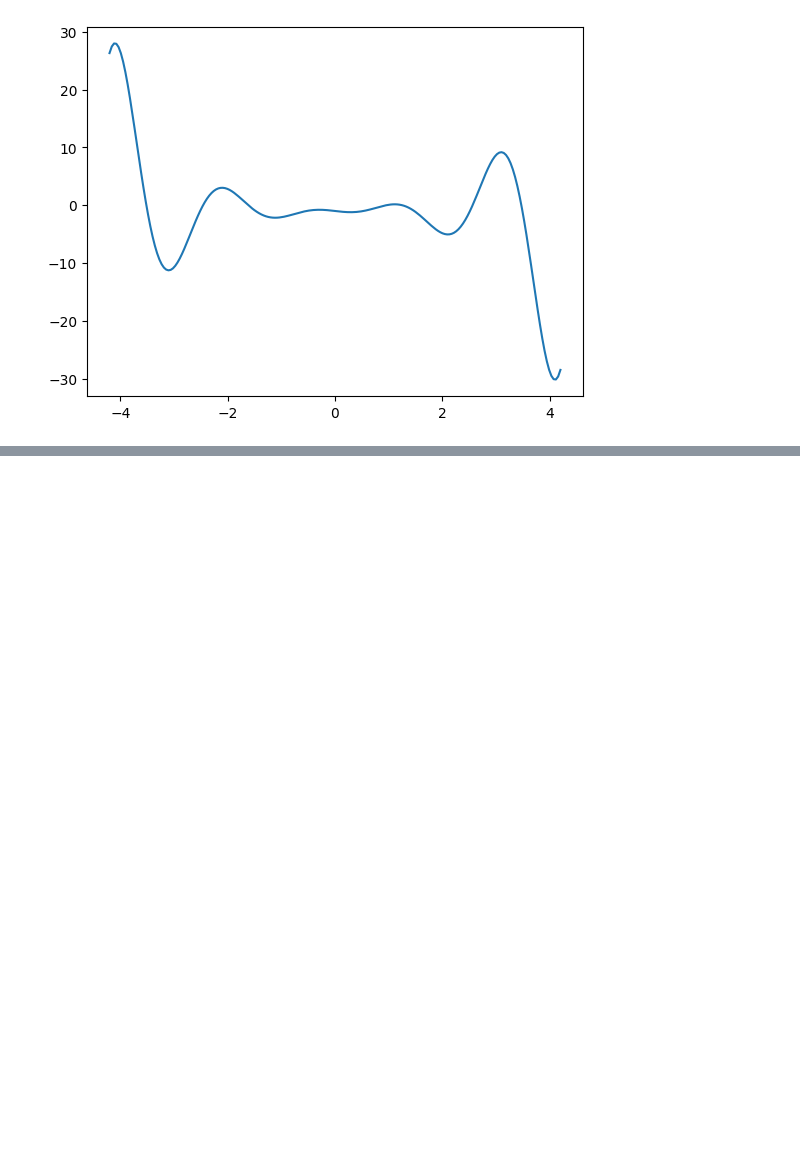
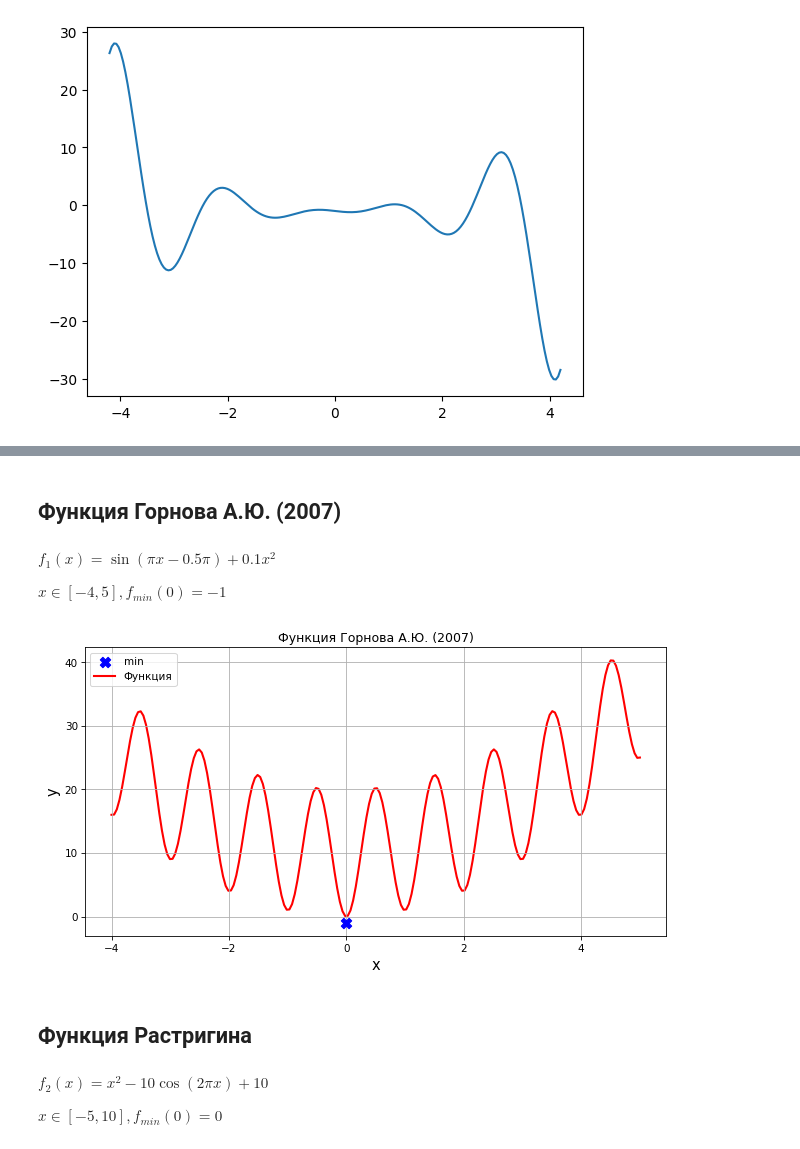
Before and after one commit to Allynik/examples-of-formulas, a Jupyter notebook: OKAiVD_Stepanov_Vyacheslav_BSV23_practice_1_01_22_02_2024.ipynb, the cells around one changed output, grey strips where cells are left out. Cells and saved outputs as stored; diff of their text form; code cells hidden in the pictures; blank space fills up the shorter version.

```diff
--- a/OKAiVD_Stepanov_Vyacheslav_BSV23_practice_1_01_22_02_2024.ipynb
+++ b/OKAiVD_Stepanov_Vyacheslav_BSV23_practice_1_01_22_02_2024.ipynb
@@ -14,0 +17,25 @@
+# %%
+# Стандартные действия при построении графика функции
+
+# Создание графика функции в заданом диапозоне и вызов функции визуализации
+def my_beautiful_func_graph(x_min, x_max, x_opt, y_opt, author):
+    number_of_points = 200
+    x = np.linspace(x_min, x_max, number_of_points)
+    y = np.empty(number_of_points)
+    for i in range(number_of_points):
+        y[i] = my_beautiful_function(x[i])
+
+    my_beautiful_func_show(x, y, x_opt, y_opt, author)
+
+#Функция визуализации графика
+def my_beautiful_func_show(x, y, x_opt, y_opt, author):
+    fig, ax = plt.subplots(figsize=(10,5), dpi=75)
+    ax.scatter(x_opt, y_opt, color="blue", marker='X', s=100, zorder=1, label="min")
+    ax.plot(x, y, lw=2, color='red', zorder=0, label="Функция")
+    ax.set_xlabel('x', fontsize=14)
+    ax.set_ylabel('y', fontsize=14)
+    ax.set_title("Функция " + author)
+    ax.grid()
+    ax.legend()
+    ax.set_axisbelow(True)
+    plt.show()
@@ -57,0 +87,8 @@ plt.show()
+# %% [markdown]
+## Функция Горнова А.Ю. (2007)
+# %% [markdown]
+$
+f_{1}(x) = \sin(\pi x-0.5\pi) + 0.1x^2
+$
+
+$ x ∈ [-4, 5], f_{min}(0)=-1$
@@ -57,0 +99,12 @@ plt.show()
+# %%
+my_beautiful_func_graph(-4, 5, 0, -1, "Горнова А.Ю. (2007)")
+# %% [output]
+[figure, added]
+# %% [markdown]
+## Функция Растригина
+# %% [markdown]
+$
+f_{2}(x) = x^2 - 10 \cos(2\pi x)+10
+$
+
+$ x ∈ [-5, 10], f_{min}(0)=0$
```
Also changed, not shown: parts of 39 cells of this notebook.
